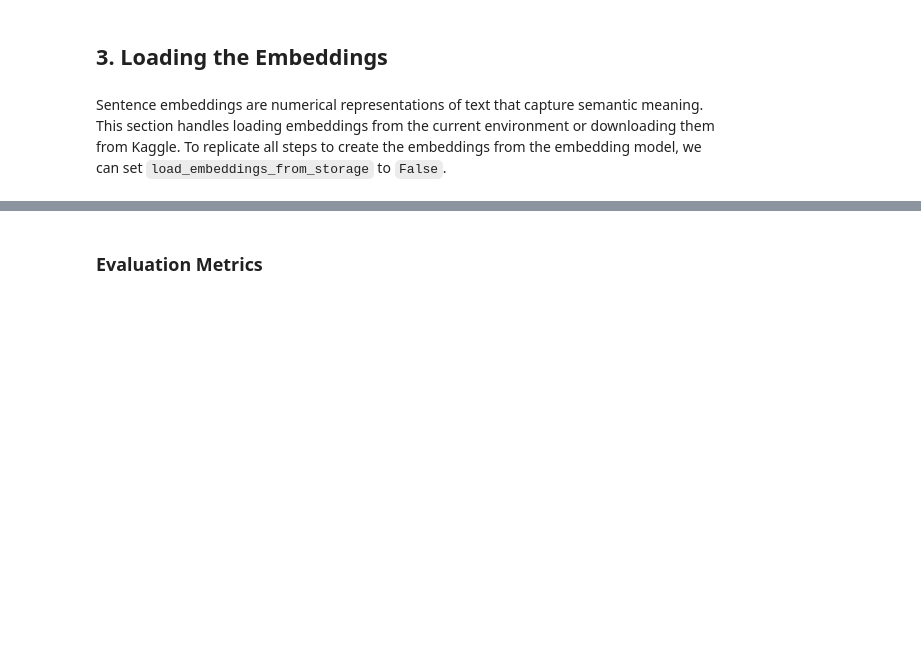
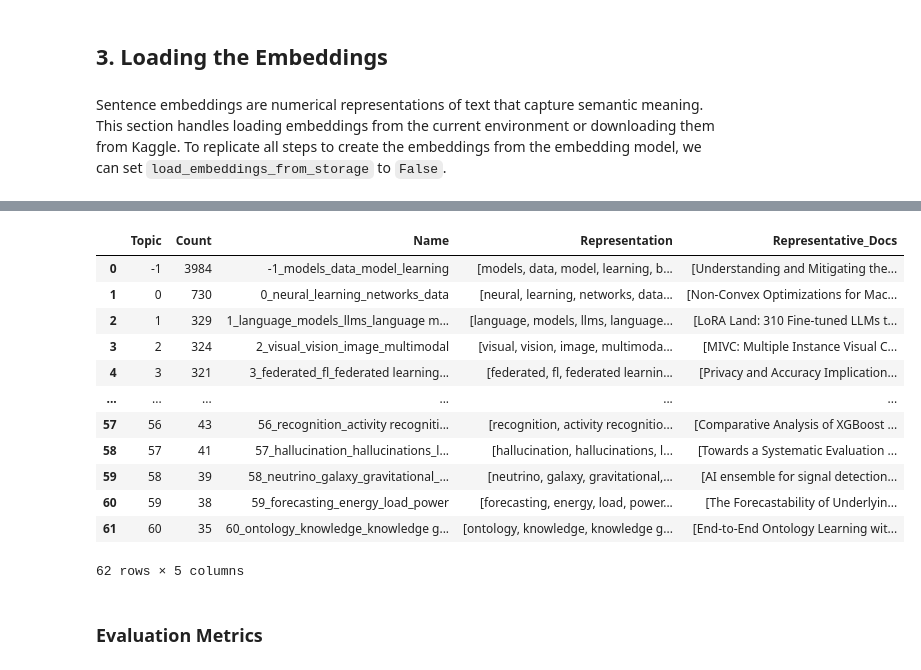
Before and after one commit to 13lop/capstone, a Jupyter notebook: arxiv-topic-modeling.ipynb, the cells around one changed output, grey strips where cells are left out. Cells and saved outputs as stored; diff of their text form; code cells hidden in the pictures; blank space fills up the shorter version.

```diff
--- a/arxiv-topic-modeling.ipynb
+++ b/arxiv-topic-modeling.ipynb
@@ -73,10 +118,15 @@ Embeddings loaded successfully.
 *   **Device Usage:** `device=device` ensures that the embedding generation uses the available hardware acceleration (GPU or CPU).
 # %%
 device = 'cuda' if torch.cuda.is_available() else 'mps' if torch.backends.mps.is_available() else 'cpu'
-embedding_model_name = "nomic-ai/nomic-embed-text-v1.5"
-embedding_model = SentenceTransformer(embedding_model_name, trust_remote_code=True, device=device)
+# embedding_model_name = "prdev/mini-gte"
+embedding_model_name = "avsolatorio/GIST-small-Embedding-v0"
+model_prompt = "clustering"
 
+embedding_model = SentenceTransformer(embedding_model_name,
+                                      trust_remote_code=True,
+                                      device=device,
+                                     )
 if not load_embeddings_from_storage:
     print("Creating embeddings...")
-    embeddings = embedding_model.encode(docs, prompt="clustering", show_progress_bar=True)
+    embeddings = embedding_model.encode(docs, normalize_embeddings=True, show_progress_bar=True)
 # %% [output]
@@ -184,3 +174,20 @@ The topic model has been created.
+# %%
+topic_info = topic_model.get_topic_info()
+topic_info
+# %% [output]
+|  | Topic | Count | Name | Representation | Representative_Docs |
+| 0 | -1 | 3984 | -1_models_data_model_learning | [models, data, model, learning, b... | [Understanding and Mitigating the... |
+| 1 | 0 | 730 | 0_neural_learning_networks_data | [neural, learning, networks, data... | [Non-Convex Optimizations for Mac... |
+| 2 | 1 | 329 | 1_language_models_llms_language m... | [language, models, llms, language... | [LoRA Land: 310 Fine-tuned LLMs t... |
+| 3 | 2 | 324 | 2_visual_vision_image_multimodal | [visual, vision, image, multimoda... | [MIVC: Multiple Instance Visual C... |
+| 4 | 3 | 321 | 3_federated_fl_federated learning... | [federated, fl, federated learnin... | [Privacy and Accuracy Implication... |
+| ... | ... | ... | ... | ... | ... |
+| 57 | 56 | 43 | 56_recognition_activity recogniti... | [recognition, activity recognitio... | [Comparative Analysis of XGBoost ... |
+| 58 | 57 | 41 | 57_hallucination_hallucinations_l... | [hallucination, hallucinations, l... | [Towards a Systematic Evaluation ... |
+| 59 | 58 | 39 | 58_neutrino_galaxy_gravitational_... | [neutrino, galaxy, gravitational,... | [AI ensemble for signal detection... |
+| 60 | 59 | 38 | 59_forecasting_energy_load_power | [forecasting, energy, load, power... | [The Forecastability of Underlyin... |
+| 61 | 60 | 35 | 60_ontology_knowledge_knowledge g... | [ontology, knowledge, knowledge g... | [End-to-End Ontology Learning wit... |
+62 rows × 5 columns
 # %% [markdown]
 ### Evaluation Metrics
 # %% [markdown]
```
Also changed, not shown: parts of 47 cells of this notebook.
